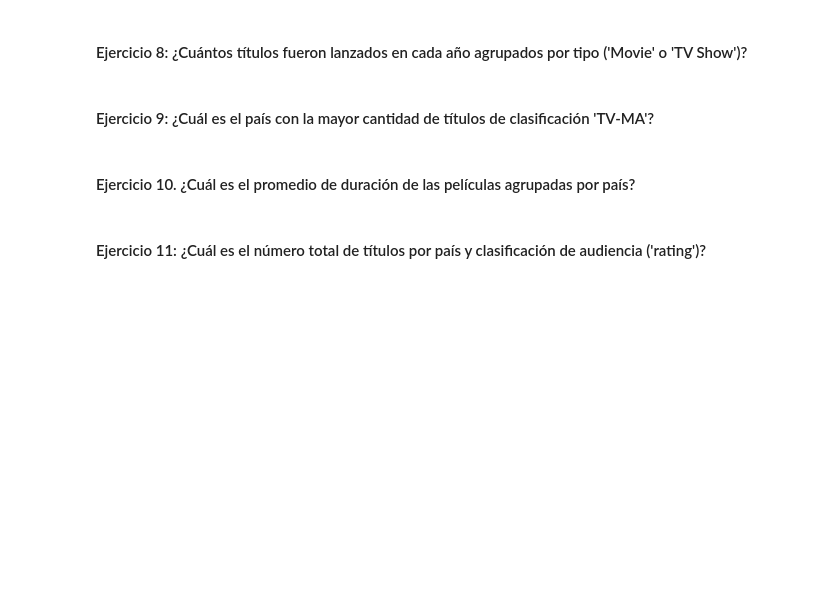
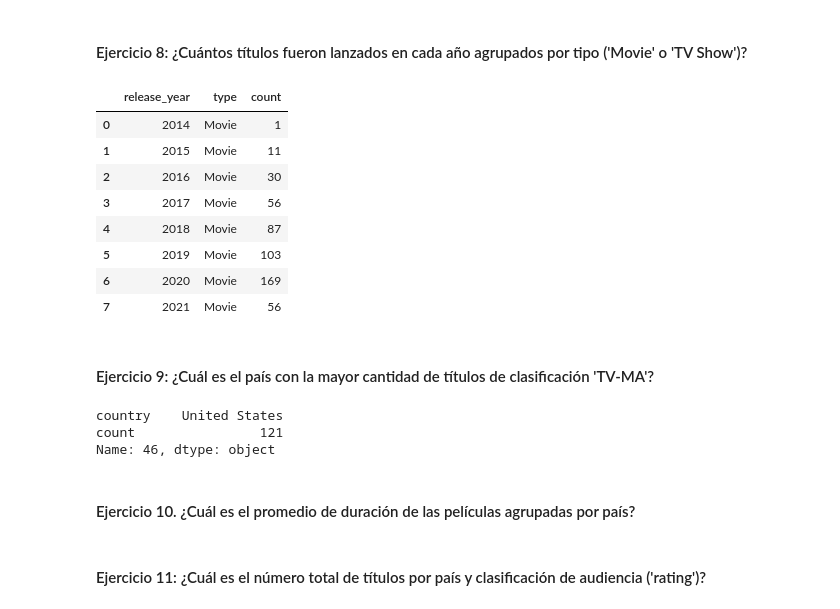
Before and after one commit to Rcm89/laboratorio-pandas-filtrado-y-groupby, a Jupyter notebook: laboratorio-modulo2-leccion03-groupby.ipynb, the cells around one changed output. Saved outputs shown, nothing was run; the diff lists cells and outputs as text; code cells hidden in the pictures; blank space fills up the shorter version.

```diff
--- a/laboratorio-modulo2-leccion03-groupby.ipynb
+++ b/laboratorio-modulo2-leccion03-groupby.ipynb
@@ -89,6 +142,29 @@ df_conteo_por_pais_ordenado
 # %% [markdown]
 #### Ejercicio 8: ¿Cuántos títulos fueron lanzados en cada año agrupados por tipo ('Movie' o 'TV Show')?
+# %%
+df_conteo = df_Netflix.groupby(['release_year', 'type']).size().reset_index(name='count')
+df_conteo
+# %% [output]
+|  | release_year | type | count |
+| 0 | 2014 | Movie | 1 |
+| 1 | 2015 | Movie | 11 |
+| 2 | 2016 | Movie | 30 |
+| 3 | 2017 | Movie | 56 |
+| 4 | 2018 | Movie | 87 |
+| 5 | 2019 | Movie | 103 |
+| 6 | 2020 | Movie | 169 |
+| 7 | 2021 | Movie | 56 |
 # %% [markdown]
 #### Ejercicio 9: ¿Cuál es el país con la mayor cantidad de títulos de clasificación 'TV-MA'?
+# %%
+condicion=df_Netflix['rating'] == 'TV-MA'
+df_titulos_por_rating = df_Netflix[condicion]
+df_conteo = df_titulos_por_rating.groupby('country').size().reset_index(name='count')
+pais_con_mas_titulos = df_conteo.loc[df_conteo['count'].idxmax()]
+pais_con_mas_titulos
+# %% [output]
+country    United States
+count                121
+Name: 46, dtype: object
 # %% [markdown]
 #### Ejercicio 10. ¿Cuál es el promedio de duración de las películas agrupadas por país?
```
Also changed, not shown: parts of 10 cells of this notebook.
